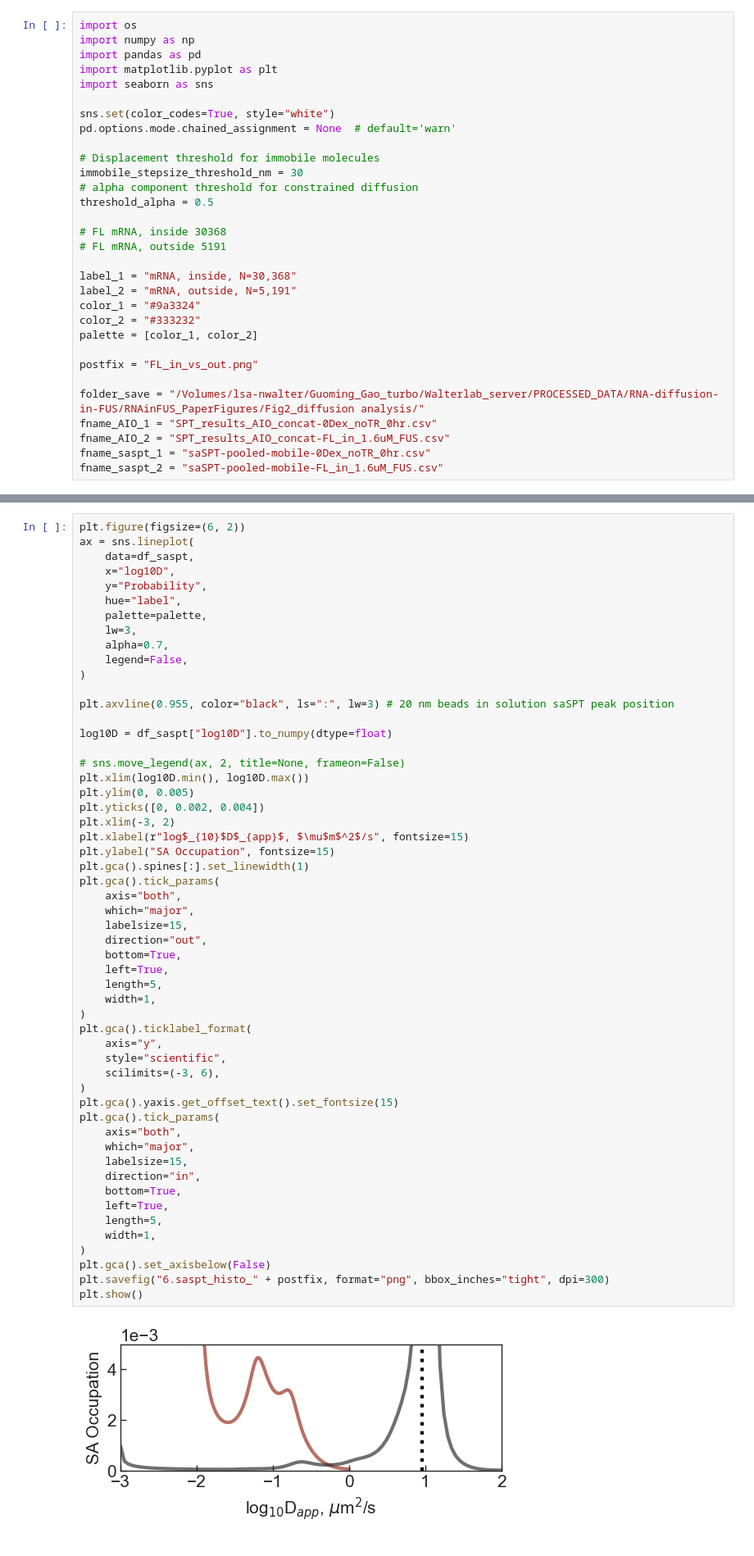
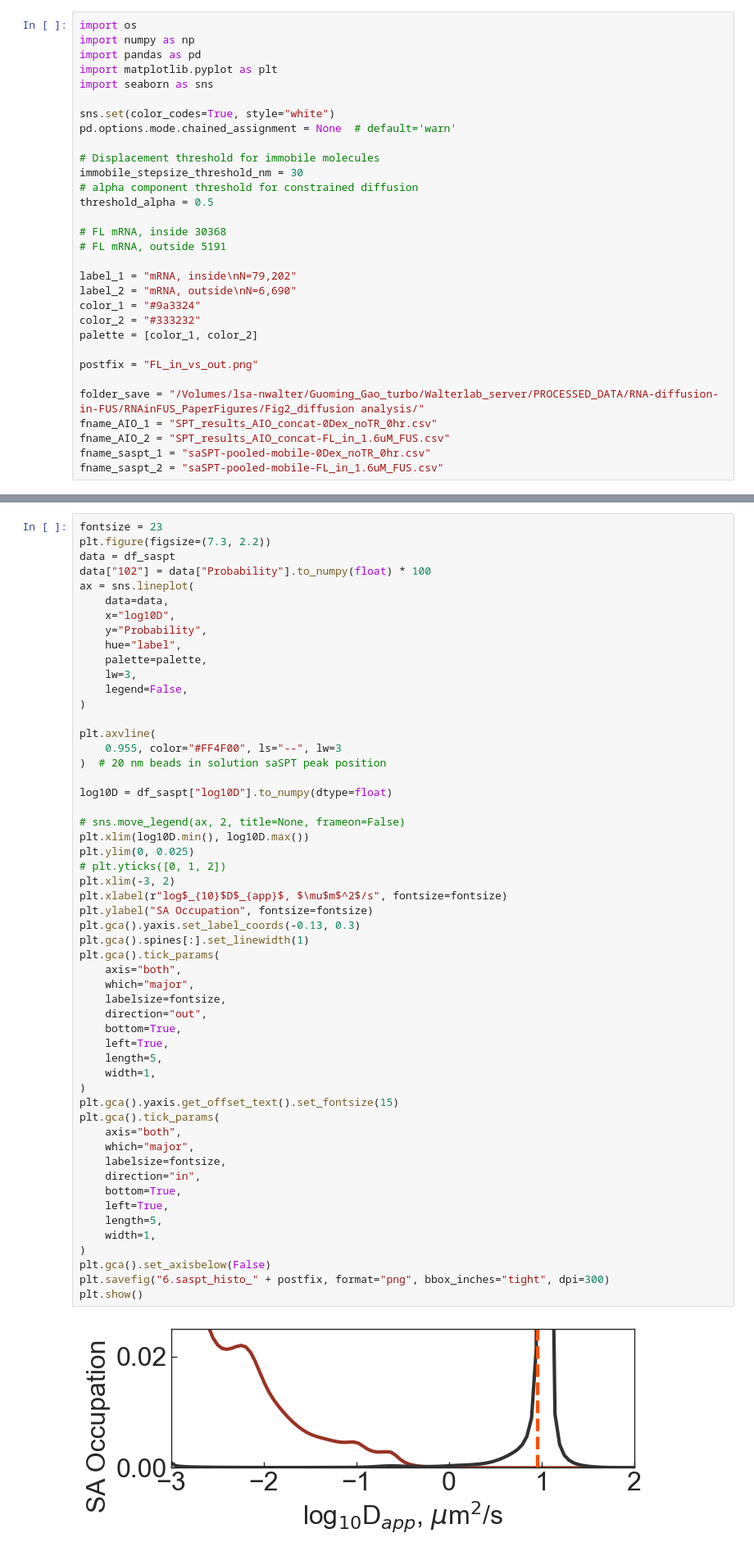
Before and after one commit to walterlab-um/intra_condensate_SPT, a Jupyter notebook: plot_paper_figure/Fig2_compare_FL_in_vs_outside.ipynb, the cells around one changed output, grey strips where cells are left out. Shown at 82% size. Cells and saved outputs as stored; diff of their text form.

```diff
--- a/plot_paper_figure/Fig2_compare_FL_in_vs_outside.ipynb
+++ b/plot_paper_figure/Fig2_compare_FL_in_vs_outside.ipynb
@@ -16,8 +16,8 @@ threshold_alpha = 0.5
 # FL mRNA, inside 30368
 # FL mRNA, outside 5191
 
-label_1 = "mRNA, inside, N=30,368"
-label_2 = "mRNA, outside, N=5,191"
+label_1 = "mRNA, inside\nN=79,202"
+label_2 = "mRNA, outside\nN=6,690"
 color_1 = "#9a3324"
 color_2 = "#333232"
 palette = [color_1, color_2]
@@ -315,56 +350,56 @@ df_saspt = pd.concat([df_saspt_1, df_saspt_2], ignore_index=True)
 # %%
-plt.figure(figsize=(6, 2))
+fontsize = 23
+plt.figure(figsize=(7.3, 2.2))
+data = df_saspt
+data["102"] = data["Probability"].to_numpy(float) * 100
 ax = sns.lineplot(
-    data=df_saspt,
+    data=data,
     x="log10D",
     y="Probability",
     hue="label",
     palette=palette,
     lw=3,
-    alpha=0.7,
     legend=False,
 )
 
-plt.axvline(0.955, color="black", ls=":", lw=3) # 20 nm beads in solution saSPT peak position
+plt.axvline(
+    0.955, color="#FF4F00", ls="--", lw=3
+)  # 20 nm beads in solution saSPT peak position
 
 log10D = df_saspt["log10D"].to_numpy(dtype=float)
 
 # sns.move_legend(ax, 2, title=None, frameon=False)
 plt.xlim(log10D.min(), log10D.max())
-plt.ylim(0, 0.005)
-plt.yticks([0, 0.002, 0.004])
+plt.ylim(0, 0.025)
+# plt.yticks([0, 1, 2])
 plt.xlim(-3, 2)
-plt.xlabel(r"log$_{10}$D$_{app}$, $\mu$m$^2$/s", fontsize=15)
-plt.ylabel("SA Occupation", fontsize=15)
+plt.xlabel(r"log$_{10}$D$_{app}$, $\mu$m$^2$/s", fontsize=fontsize)
+plt.ylabel("SA Occupation", fontsize=fontsize)
+plt.gca().yaxis.set_label_coords(-0.13, 0.3)
 plt.gca().spines[:].set_linewidth(1)
 plt.gca().tick_params(
     axis="both",
     which="major",
-    labelsize=15,
+    labelsize=fontsize,
     direction="out",
     bottom=True,
     left=True,
     length=5,
     width=1,
 )
-plt.gca().ticklabel_format(
-    axis="y",
-    style="scientific",
-    scilimits=(-3, 6),
-)
 plt.gca().yaxis.get_offset_text().set_fontsize(15)
 plt.gca().tick_params(
     axis="both",
     which="major",
-    labelsize=15,
+    labelsize=fontsize,
     direction="in",
     bottom=True,
     left=True,
     length=5,
     width=1,
 )
 plt.gca().set_axisbelow(False)
 plt.savefig("6.saspt_histo_" + postfix, format="png", bbox_inches="tight", dpi=300)
 plt.show()
 # %% [output]
-[figure, old version]
+[figure, new version]
```
Also changed, not shown: parts of 16 cells of this notebook.
